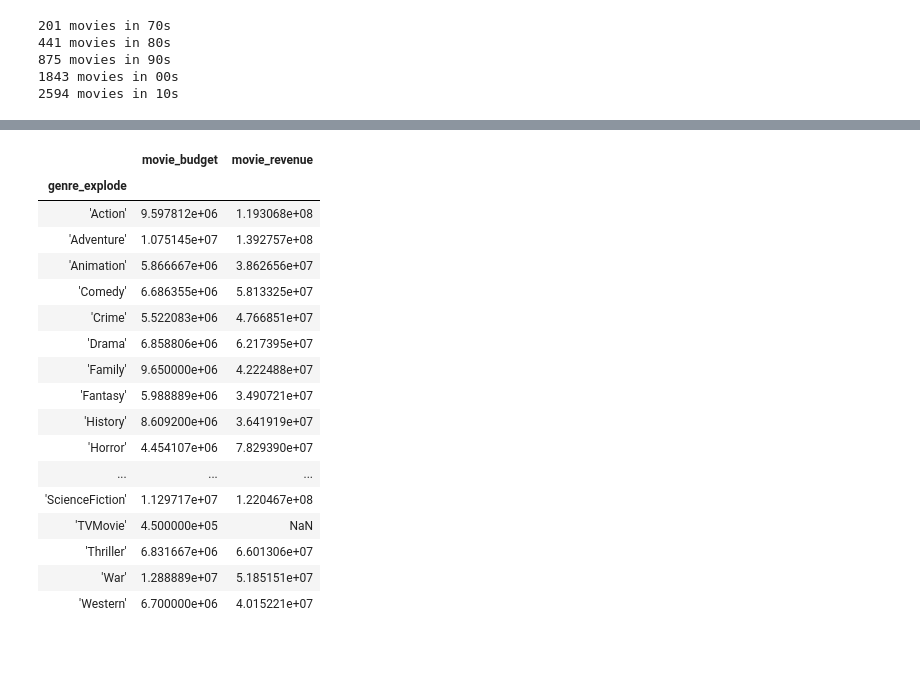
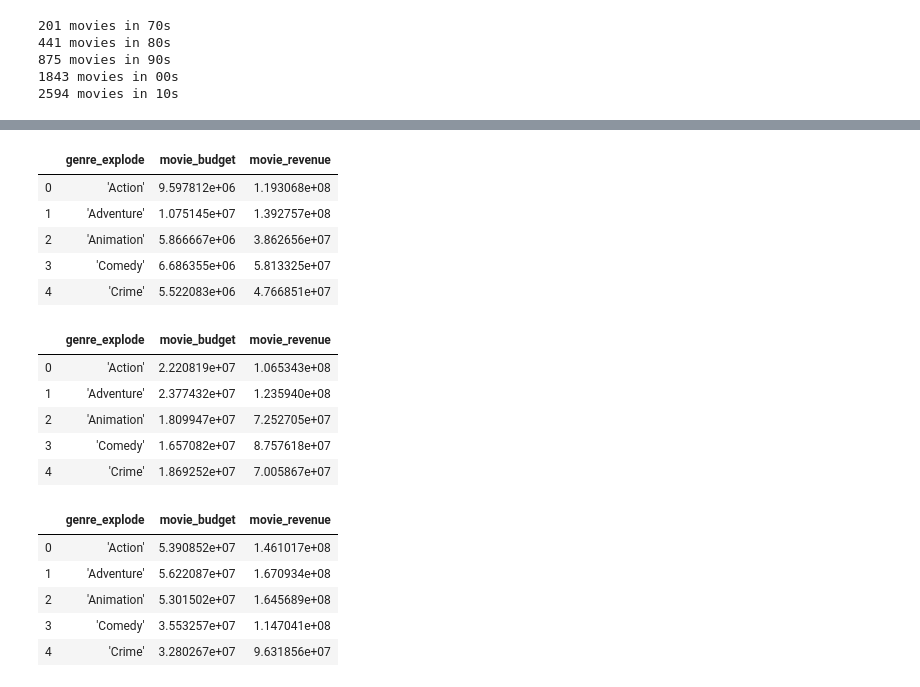
Before and after one commit to phillipojo24/dsc-mod-1-project-v2-1-onl01-dtsc-pt-041320, a Jupyter notebook: student.ipynb, the cells around one changed output, grey strips where cells are left out. Cells and saved outputs as stored; diff of their text form; code cells hidden in the pictures; blank space fills up the shorter version.

```diff
--- a/student.ipynb
+++ b/student.ipynb
@@ -143,26 +58,0 @@ def get_average_rating(soup):
-# %%
-
-classification = []
-genre_list = []
-release_data = []
-Average_movie_rating = []
-
-
-for i in range(1,292):
-    if i == 1:
-        url = tmdb_webpage
-    else:
-            url = next_page(tmdb_webpage)
-
-    html_page = requests.get(url)
-    soup = BeautifulSoup(html_page.content, 'html.parser')
-
-
-    titles += retrieve_titles(soup)
-    star_ratings += retrieve_ratings(soup)
-    prices += retrieve_prices(soup)
-    avails += retrieve_availabilities(soup)
-df = pd.DataFrame([titles, star_ratings, prices, avails]).transpose()
-df.columns = ['Title', 'Star_Rating', 'Price_(pounds)', 'Availability']
-print(len(df))
-df.head()
@@ -434,25 +509,32 @@ Name: genre, Length: 201, dtype: object
+# %%
+#Make list of data frames
+df_list = [decade1_df,decade2_df,decade3_df,decade4_df,decade5_df]
 # %%
-copydecade1_df = decade1_df.copy()
-copydecade1_df['genre_explode'] = copydecade1_df.genre.map(lambda x: x.replace("[", "").replace("]", "").replace(" ", "").split(","))
+new_decade_data =[]
+for df in df_list:
+        df['genre_explode'] = df.genre.map(lambda x: x.replace("[", "").replace("]", "").replace(" ", "").split(","))
 
-copydecade1_df =copydecade1_df.explode('genre_explode')
-copydecade1_df.groupby('genre_explode')['movie_budget', 'movie_revenue'].aggregate('mean')
+        df =df.explode('genre_explode')
+        df = df.groupby('genre_explode', as_index = False)['movie_budget', 'movie_revenue'].aggregate('mean')
+        display (df.head())
+
+        new_decade_data.append(df)
 # %% [output]
-|  | movie_budget | movie_revenue |
-| genre_explode |  |  |
-| 'Action' | 9.597812e+06 | 1.193068e+08 |
-| 'Adventure' | 1.075145e+07 | 1.392757e+08 |
-| 'Animation' | 5.866667e+06 | 3.862656e+07 |
-| 'Comedy' | 6.686355e+06 | 5.813325e+07 |
-| 'Crime' | 5.522083e+06 | 4.766851e+07 |
-| 'Drama' | 6.858806e+06 | 6.217395e+07 |
-| 'Family' | 9.650000e+06 | 4.222488e+07 |
-| 'Fantasy' | 5.988889e+06 | 3.490721e+07 |
-| 'History' | 8.609200e+06 | 3.641919e+07 |
-| 'Horror' | 4.454107e+06 | 7.829390e+07 |
-| ... | ... | ... |
-| 'ScienceFiction' | 1.129717e+07 | 1.220467e+08 |
-| 'TVMovie' | 4.500000e+05 | NaN |
-| 'Thriller' | 6.831667e+06 | 6.601306e+07 |
-| 'War' | 1.288889e+07 | 5.185151e+07 |
-| 'Western' | 6.700000e+06 | 4.015221e+07 |
+|  | genre_explode | movie_budget | movie_revenue |
+| 0 | 'Action' | 9.597812e+06 | 1.193068e+08 |
+| 1 | 'Adventure' | 1.075145e+07 | 1.392757e+08 |
+| 2 | 'Animation' | 5.866667e+06 | 3.862656e+07 |
+| 3 | 'Comedy' | 6.686355e+06 | 5.813325e+07 |
+| 4 | 'Crime' | 5.522083e+06 | 4.766851e+07 |
+|  | genre_explode | movie_budget | movie_revenue |
+| 0 | 'Action' | 2.220819e+07 | 1.065343e+08 |
+| 1 | 'Adventure' | 2.377432e+07 | 1.235940e+08 |
+| 2 | 'Animation' | 1.809947e+07 | 7.252705e+07 |
+| 3 | 'Comedy' | 1.657082e+07 | 8.757618e+07 |
+| 4 | 'Crime' | 1.869252e+07 | 7.005867e+07 |
+|  | genre_explode | movie_budget | movie_revenue |
+| 0 | 'Action' | 5.390852e+07 | 1.461017e+08 |
+| 1 | 'Adventure' | 5.622087e+07 | 1.670934e+08 |
+| 2 | 'Animation' | 5.301502e+07 | 1.645689e+08 |
+| 3 | 'Comedy' | 3.553257e+07 | 1.147041e+08 |
+| 4 | 'Crime' | 3.280267e+07 | 9.631856e+07 |
```
Also changed, not shown: parts of 35 cells of this notebook.
